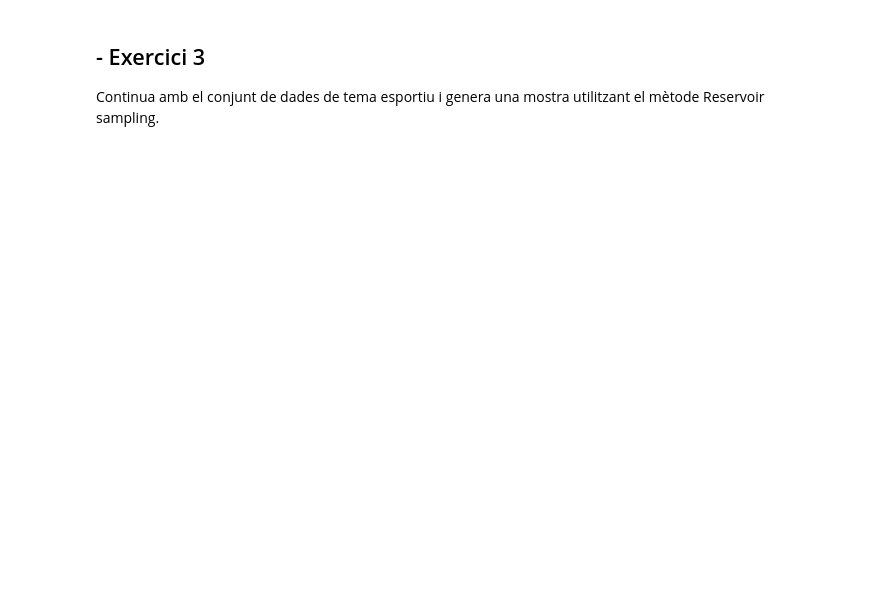
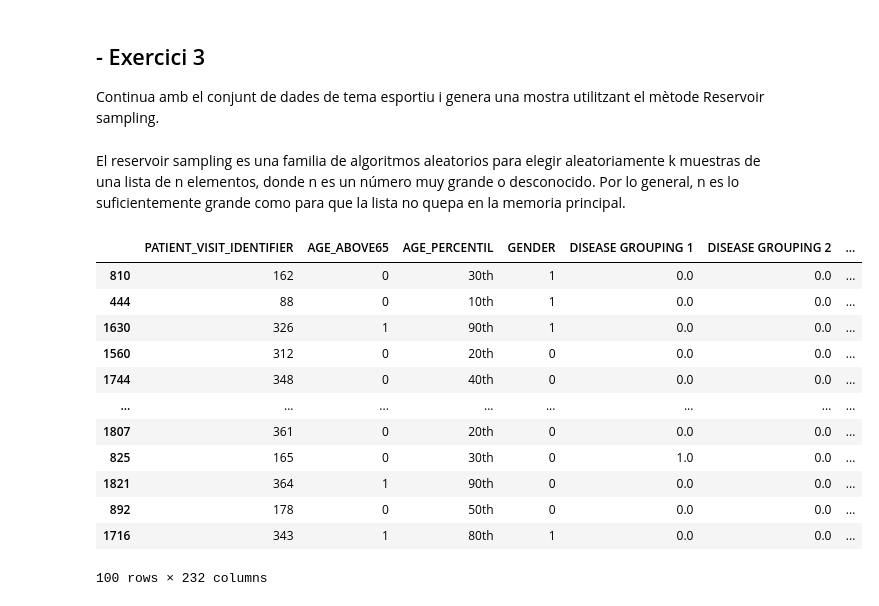
Before and after one commit to mmarcrr/S05T01, a Jupyter notebook: S05T01.ipynb, the cells around one changed output. Drawn from its saved outputs; the diff is of its cells as text; code cells hidden in the pictures; blank space fills up the shorter version.

```diff
--- a/S05T01.ipynb
+++ b/S05T01.ipynb
@@ -198,3 +202,37 @@ stratified_random_sample.groupby('AGE_ABOVE65').mean().drop(['PATIENT_VISIT_IDEN
 # %% [markdown]
 ## - Exercici 3
 Continua amb el conjunt de dades de tema esportiu i genera una mostra utilitzant el mètode Reservoir sampling.
+# %% [markdown]
+El reservoir sampling es una familia de algoritmos aleatorios para elegir aleatoriamente k muestras de una lista de n elementos, donde n es un número muy grande o desconocido. Por lo general, n es lo suficientemente grande como para que la lista no quepa en la memoria principal.
+# %%
+import random
+def reservoir_sampling(df, k):
+    indexes = []
+    n = 0
+    df['id']=range(1, len(df) + 1)
+    for index in df['id']:
+        n = n + 1
+        if len(indexes) < k:
+            indexes.append(index)
+        else:
+            j = int(random.random() * n)
+            if j < k:
+                indexes[j] = index
+
+    return df.iloc[indexes]
+
+reservoir_sampling(df,100)
+# %% [output]
+|  | PATIENT_VISIT_IDENTIFIER | AGE_ABOVE65 | AGE_PERCENTIL | GENDER | DISEASE GROUPING 1 | DISEASE GROUPING 2 | ... |
+| 810 | 162 | 0 | 30th | 1 | 0.0 | 0.0 | ... |
+| 444 | 88 | 0 | 10th | 1 | 0.0 | 0.0 | ... |
+| 1630 | 326 | 1 | 90th | 1 | 0.0 | 0.0 | ... |
+| 1560 | 312 | 0 | 20th | 0 | 0.0 | 0.0 | ... |
+| 1744 | 348 | 0 | 40th | 0 | 0.0 | 0.0 | ... |
+| ... | ... | ... | ... | ... | ... | ... | ... |
+| 1807 | 361 | 0 | 20th | 0 | 0.0 | 0.0 | ... |
+| 825 | 165 | 0 | 30th | 0 | 1.0 | 0.0 | ... |
+| 1821 | 364 | 1 | 90th | 0 | 0.0 | 0.0 | ... |
+| 892 | 178 | 0 | 50th | 0 | 0.0 | 0.0 | ... |
+| 1716 | 343 | 1 | 80th | 1 | 0.0 | 0.0 | ... |
+100 rows × 232 columns
```
Also changed, not shown: parts of 13 cells of this notebook.
